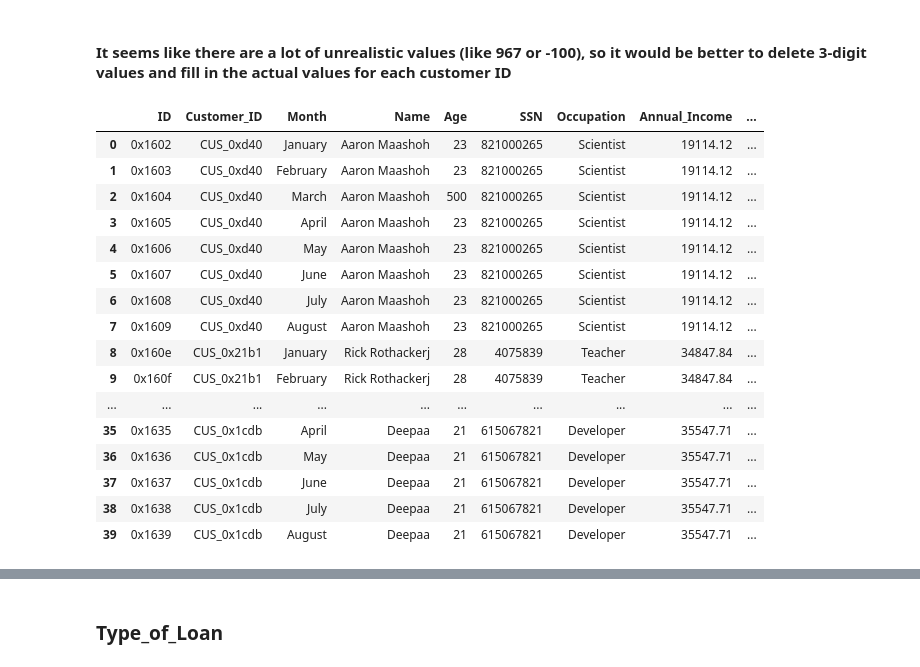
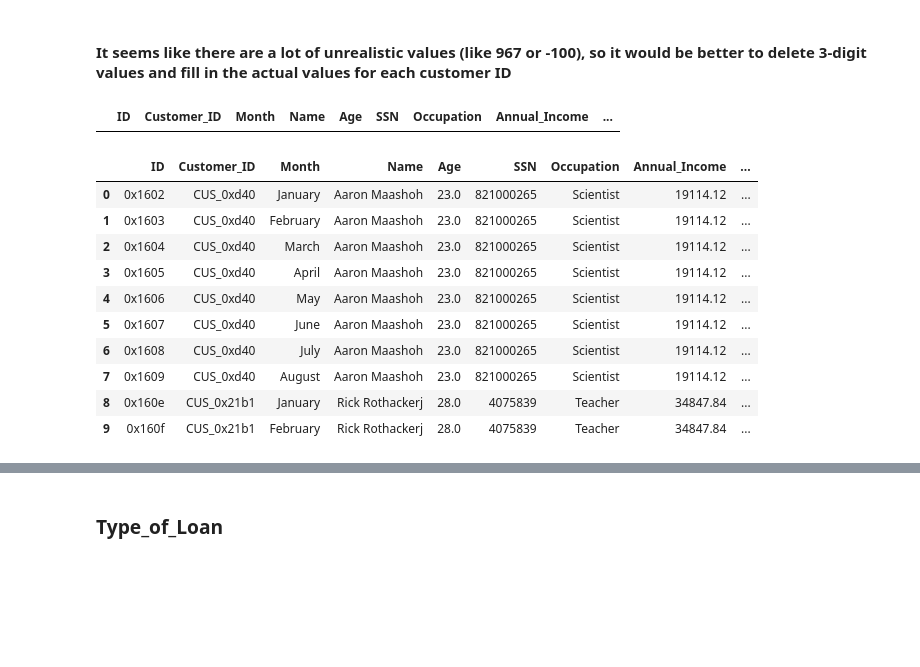
Before and after one commit to dnamisstriving/PortfolioProjects, a Jupyter notebook: Data Cleaning & Insights (actual project).ipynb, the cells around one changed output, grey strips where cells are left out. Drawn from its saved outputs; the diff is of its cells as text; code cells hidden in the pictures; blank space fills up the shorter version.

```diff
--- a/Data Cleaning & Insights (actual project).ipynb
+++ b/Data Cleaning & Insights (actual project).ipynb
@@ -381,0 +519,6 @@ df.head(10)
+# %%
+#create a dictionary to map Customer_ID keys with Num_Credit_Card values
+num_card  = df.dropna(subset = 'Num_Credit_Card').set_index('Customer_ID')['Num_Credit_Card'].to_dict()
+
+#fill missing Num_Credit_Card values based on Customer_ID
+df['Num_Credit_Card'] = df.apply(lambda row: num_card.get(row['Customer_ID'],row['Num_Credit_Card']), axis = 1)
@@ -381,0 +539,2 @@ df.head(10)
+# %%
+df['Interest_Rate'] = df['Interest_Rate'].astype(int)
@@ -381,0 +575,8 @@ df.head(10)
+# %%
+df['Interest_Rate'] = df['Interest_Rate'].apply(lambda x: np.nan if x > 34 else x)
+# %%
+#create a dictionary to map Customer_ID keys with Interest_Rate values
+interest_rate  = df.dropna(subset = 'Interest_Rate').set_index('Customer_ID')['Interest_Rate'].to_dict()
+
+#fill missing Interest_Rate values based on Customer_ID
+df['Interest_Rate'] = df.apply(lambda row: interest_rate.get(row['Customer_ID'],row['Interest_Rate']), axis = 1)
@@ -416,6 +637,10 @@ df[df['Name'] == 'Langep'][['Customer_ID','Name','Num_of_Loan', 'Type_of_Loan']]
 | 76879 | CUS_0x7a96 | Langep | 0 | NaN |
 # %% [markdown]
 #### It seems like there are a lot of unrealistic values (like 967 or -100),  so it would be better to delete 3-digit values and fill in the actual values for each customer ID
+# %%
+df[df['Num_of_Loan'].isnull()]
+# %% [output]
+|  | ID | Customer_ID | Month | Name | Age | SSN | Occupation | Annual_Income | ... |
 # %%
 df['Num_of_Loan'] = df['Num_of_Loan'].str.replace(r'^-?\d{3}$','', regex = True)
 # %%
@@ -424,22 +651,16 @@ num_of_loan1 = df.set_index('Customer_ID')['Num_of_Loan'].to_dict()
 df['Num_of_Loan'] = df.apply(lambda row: num_of_loan1.get(row['Customer_ID'], row['Num_of_Loan']), axis = 1)
 # %%
-df.head(40)
+df.head(10)
 # %% [output]
 |  | ID | Customer_ID | Month | Name | Age | SSN | Occupation | Annual_Income | ... |
-| 0 | 0x1602 | CUS_0xd40 | January | Aaron Maashoh | 23 | 821000265 | Scientist | 19114.12 | ... |
-| 1 | 0x1603 | CUS_0xd40 | February | Aaron Maashoh | 23 | 821000265 | Scientist | 19114.12 | ... |
-| 2 | 0x1604 | CUS_0xd40 | March | Aaron Maashoh | 500 | 821000265 | Scientist | 19114.12 | ... |
-| 3 | 0x1605 | CUS_0xd40 | April | Aaron Maashoh | 23 | 821000265 | Scientist | 19114.12 | ... |
-| 4 | 0x1606 | CUS_0xd40 | May | Aaron Maashoh | 23 | 821000265 | Scientist | 19114.12 | ... |
-| 5 | 0x1607 | CUS_0xd40 | June | Aaron Maashoh | 23 | 821000265 | Scientist | 19114.12 | ... |
-| 6 | 0x1608 | CUS_0xd40 | July | Aaron Maashoh | 23 | 821000265 | Scientist | 19114.12 | ... |
-| 7 | 0x1609 | CUS_0xd40 | August | Aaron Maashoh | 23 | 821000265 | Scientist | 19114.12 | ... |
-| 8 | 0x160e | CUS_0x21b1 | January | Rick Rothackerj | 28 | 4075839 | Teacher | 34847.84 | ... |
-| 9 | 0x160f | CUS_0x21b1 | February | Rick Rothackerj | 28 | 4075839 | Teacher | 34847.84 | ... |
-| ... | ... | ... | ... | ... | ... | ... | ... | ... | ... |
-| 35 | 0x1635 | CUS_0x1cdb | April | Deepaa | 21 | 615067821 | Developer | 35547.71 | ... |
-| 36 | 0x1636 | CUS_0x1cdb | May | Deepaa | 21 | 615067821 | Developer | 35547.71 | ... |
-| 37 | 0x1637 | CUS_0x1cdb | June | Deepaa | 21 | 615067821 | Developer | 35547.71 | ... |
-| 38 | 0x1638 | CUS_0x1cdb | July | Deepaa | 21 | 615067821 | Developer | 35547.71 | ... |
-| 39 | 0x1639 | CUS_0x1cdb | August | Deepaa | 21 | 615067821 | Developer | 35547.71 | ... |
+| 0 | 0x1602 | CUS_0xd40 | January | Aaron Maashoh | 23.0 | 821000265 | Scientist | 19114.12 | ... |
+| 1 | 0x1603 | CUS_0xd40 | February | Aaron Maashoh | 23.0 | 821000265 | Scientist | 19114.12 | ... |
+| 2 | 0x1604 | CUS_0xd40 | March | Aaron Maashoh | 23.0 | 821000265 | Scientist | 19114.12 | ... |
+| 3 | 0x1605 | CUS_0xd40 | April | Aaron Maashoh | 23.0 | 821000265 | Scientist | 19114.12 | ... |
+| 4 | 0x1606 | CUS_0xd40 | May | Aaron Maashoh | 23.0 | 821000265 | Scientist | 19114.12 | ... |
+| 5 | 0x1607 | CUS_0xd40 | June | Aaron Maashoh | 23.0 | 821000265 | Scientist | 19114.12 | ... |
+| 6 | 0x1608 | CUS_0xd40 | July | Aaron Maashoh | 23.0 | 821000265 | Scientist | 19114.12 | ... |
+| 7 | 0x1609 | CUS_0xd40 | August | Aaron Maashoh | 23.0 | 821000265 | Scientist | 19114.12 | ... |
+| 8 | 0x160e | CUS_0x21b1 | January | Rick Rothackerj | 28.0 | 4075839 | Teacher | 34847.84 | ... |
+| 9 | 0x160f | CUS_0x21b1 | February | Rick Rothackerj | 28.0 | 4075839 | Teacher | 34847.84 | ... |
 # %%
```
Also changed, not shown: parts of 134 cells of this notebook.
